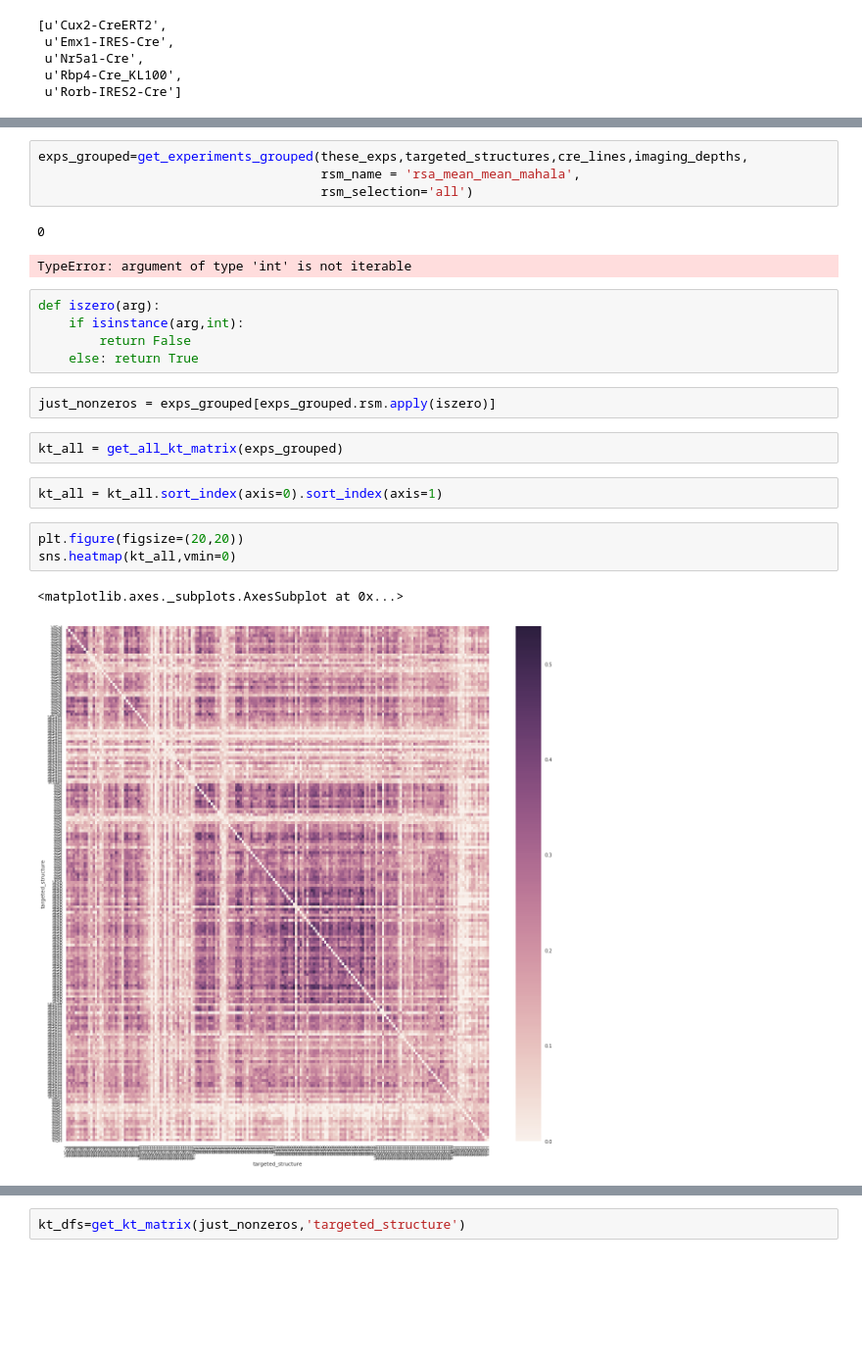
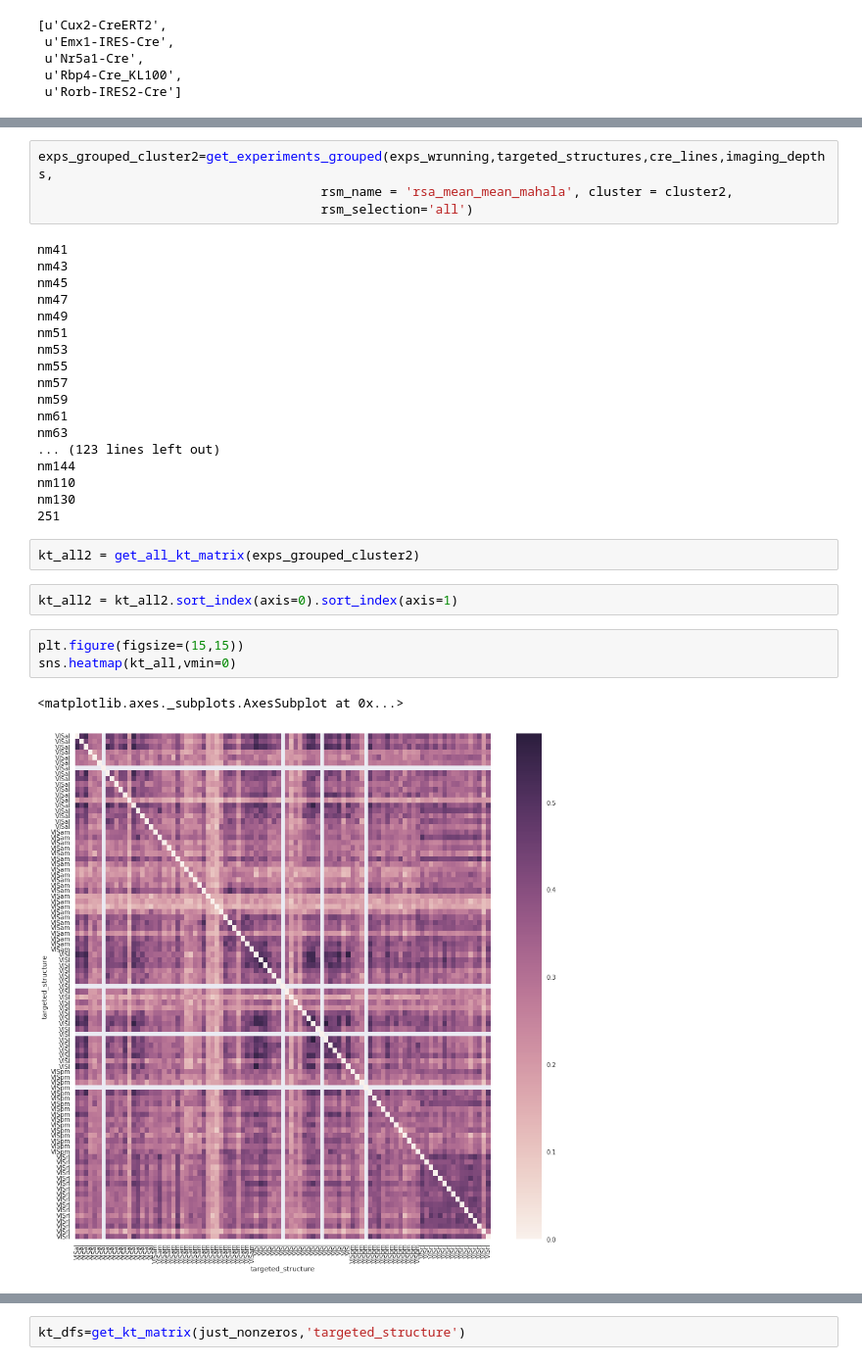
Before and after one commit to AllenInstitute/swdb_2017_tools, a Jupyter notebook: projects/mouseRSA/get_rsa_2Dembeddings_plot.ipynb, the cells around one changed output, grey strips where cells are left out. Shown at 98% size. Saved outputs shown, nothing was run; the diff lists cells and outputs as text; blank space fills up the shorter version.

```diff
--- a/projects/mouseRSA/get_rsa_2Dembeddings_plot.ipynb
+++ b/projects/mouseRSA/get_rsa_2Dembeddings_plot.ipynb
@@ -345,24 +347,32 @@ exps_wrunning
 # %%
-exps_grouped=get_experiments_grouped(these_exps,targeted_structures,cre_lines,imaging_depths,
-                                     rsm_name = 'rsa_mean_mean_mahala',
+exps_grouped_cluster2=get_experiments_grouped(exps_wrunning,targeted_structures,cre_lines,imaging_depths,
+                                     rsm_name = 'rsa_mean_mean_mahala', cluster = cluster2,
                                      rsm_selection='all')
 # %% [output]
-0
+nm41
+nm43
+nm45
+nm47
+nm49
+nm51
+nm53
+nm55
+nm57
+nm59
+nm61
+nm63
+... (123 lines left out)
+nm144
+nm110
+nm130
+251
-TypeError: argument of type 'int' is not iterable
-# %%
-def iszero(arg):
-    if isinstance(arg,int):
-        return False
-    else: return True
-# %%
-just_nonzeros = exps_grouped[exps_grouped.rsm.apply(iszero)]
-# %%
-kt_all = get_all_kt_matrix(exps_grouped)
+# %%
+kt_all2 = get_all_kt_matrix(exps_grouped_cluster2)
 # %%
-kt_all = kt_all.sort_index(axis=0).sort_index(axis=1)
+kt_all2 = kt_all2.sort_index(axis=0).sort_index(axis=1)
 # %%
-plt.figure(figsize=(20,20))
+plt.figure(figsize=(15,15))
 sns.heatmap(kt_all,vmin=0)
 # %% [output]
 <matplotlib.axes._subplots.AxesSubplot at 0x...>
-[figure, old version]
+[figure, new version]
```
Also changed, not shown: parts of 8 cells of this notebook.
